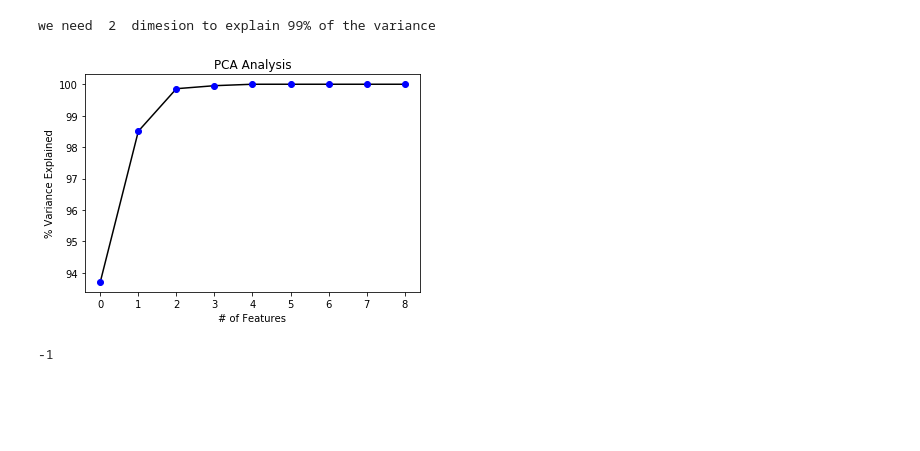
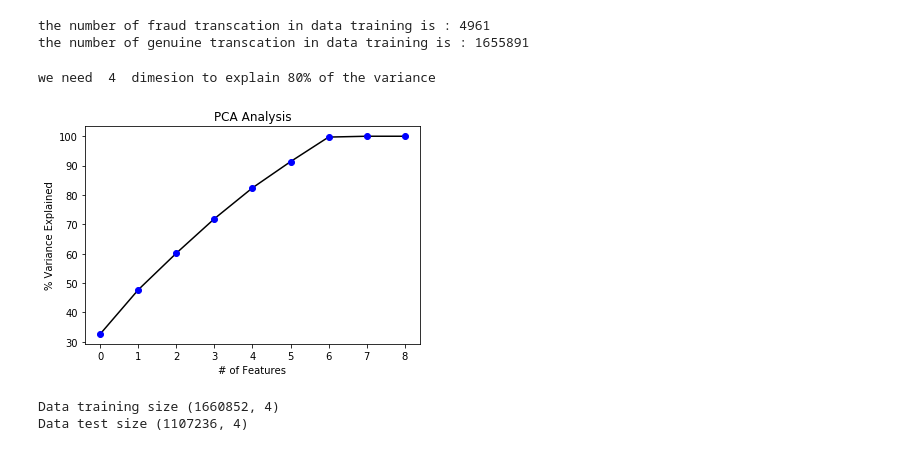
Before and after one commit to SouadOO/ML_Fraud_Transactions, a Jupyter notebook: 3_DataPreprocessing/PreprocessingData.ipynb, the cells around one changed output. Cells and saved outputs as stored; diff of their text form; code cells hidden in the pictures; blank space fills up the shorter version.

```diff
--- a/3_DataPreprocessing/PreprocessingData.ipynb
+++ b/3_DataPreprocessing/PreprocessingData.ipynb
@@ -24,7 +20,7 @@ from sklearn.preprocessing import StandardScaler
 from pylab import *
 # %%
 ######################################   LOAD CLEANED DATA   ################################
-df = pd.read_csv('data/in_CleanedData.csv')
+df = pd.read_csv('../data/cleanedData.csv')
 df.info()
 # %% [output]
 <class 'pandas.core.frame.DataFrame'>
@@ -119,0 +69,27 @@ plt.ylabel('Frequency')
+# %%
+print('the number of fraud transcation in data training is :',sum(x == 1 for x in Y_train))
+print('the number of genuine transcation in data training is :',sum(x != 1 for x in Y_train))
+# %% [output]
+the number of fraud transcation in data training is : 4961
+the number of genuine transcation in data training is : 1655891
+# %%
+####################################    DATA PREPROCESSING     ################################
+##################################### Standardize the data ####################################
+
+
+scaler = StandardScaler()
+
+#get trainingX and test X
+x = X_train.values
+x_ = X_test.values
+
+#fir for training
+scaler.fit(x)
+
+#for test data
+X_test = scaler.transform(x_)
+X_train = scaler.transform(x)
+
+#change output from 0/1 to -1/1
+#Y_train=mod(Y_train,2)*2-1
+#Y_test=mod(Y_test,2)*2-1
@@ -122,53 +104,57 @@ plt.ylabel('Frequency')
 
 #----------------- PCA : singular value decomposition SVD ---------------
 
 # Calculating Eigenvectors and eigenvalues of Cov matirx
 mean_vec = np.mean(X_train, axis=0)
 cov_mat = np.cov(X_train.T)
 eig_vals, eig_vecs = np.linalg.eig(cov_mat)
 
 # Create a list of (eigenvalue, eigenvector) tuples
 eig_pairs = [ (np.abs(eig_vals[i]),eig_vecs[:,i]) for i in range(len(eig_vals))]
 
 # Sort the eigenvalue, eigenvector pair from high to low
 eig_pairs.sort(key = lambda x: x[0], reverse= True)
 
 
 
 # Calculation of Explained Variance from the eigenvalues
 tot = sum(eig_vals)
 var_exp = [(i/tot)*100 for i in sorted(eig_vals, reverse=True)] # Individual explained variance
 cum_var_exp = np.cumsum(var_exp) # Cumulative explained variance
 
 #plot
 plt.plot(cum_var_exp, 'k',cum_var_exp, 'bo')
 plt.ylabel('% Variance Explained')
 plt.xlabel('# of Features')
 plt.title('PCA Analysis')
 
 # Find the eigenvector beyond which 90% of the data is explained
-d=[ n for n,i in enumerate(cum_var_exp) if i>99 ][0]
-print('we need ', d,' dimesion to explain 99% of the variance ')
-#So, we need 2 eigenvectors to explain 99% of the variance. So, let us reshape our training data matrix into a 42000*228
+d=[ n for n,i in enumerate(cum_var_exp) if i>80 ][0]
+print('we need ', d,' dimesion to explain 80% of the variance ')
+#So, we need 2 eigenvectors to explain 90% of the variance. So, let us reshape our training data matrix into a 42000*228
 #matrix with each column corresponding to the projections onto the eigenvectors.
 # %% [output]
-we need  2  dimesion to explain 99% of the variance
+we need  4  dimesion to explain 80% of the variance
-[figure, old version]
+[figure, new version]
-# %%
-Y_train[2]
-# %% [output]
--1
 # %%
 ####################################    DATA PREPROCESSING     ################################
 
 #----------------- PCA : singular value decomposition SVD ---------------
-# Call the PCA method with 2 components.
+# Call the PCA method with 4 components.
 pca_train = PCA(n_components=d)
 
 pca_train.fit(X_train)
-X_train = pca_train.transform(X_train)
-print("Data training size", X_train.shape)
+X_pca_train = pca_train.transform(X_train)
+print("Data training size", X_pca_train.shape)
 
-plt.scatter(X_train[:, 0], X_train[:, 1],X_train[:], edgecolor='none', alpha=0.5)
-plt.xlabel('component 1')
-plt.ylabel('component 2')
+pca_test = PCA(n_components=d)
+pca_test.fit(X_test)
+X_pca_test = pca_test.transform(X_test)
+print("Data test size", X_pca_test.shape)
+
+#plt.scatter(X_train[:, 0], X_train[:, 1],X_train[:], edgecolor='none', alpha=0.5)
+#plt.xlabel('component 1')
+#plt.ylabel('component 2')
+# %% [output]
+Data training size (1660852, 4)
+Data test size (1107236, 4)
```
Also changed, not shown: parts of 8 cells of this notebook, 9 other files.
